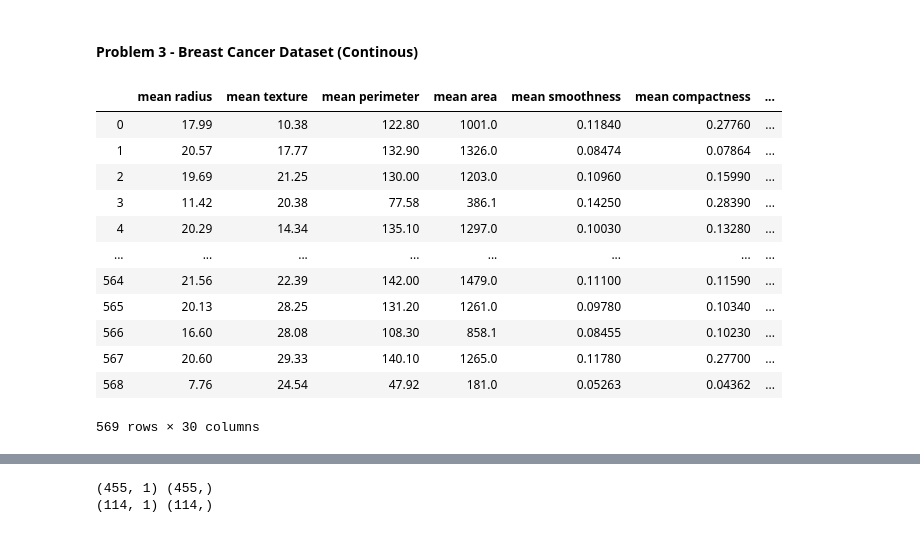
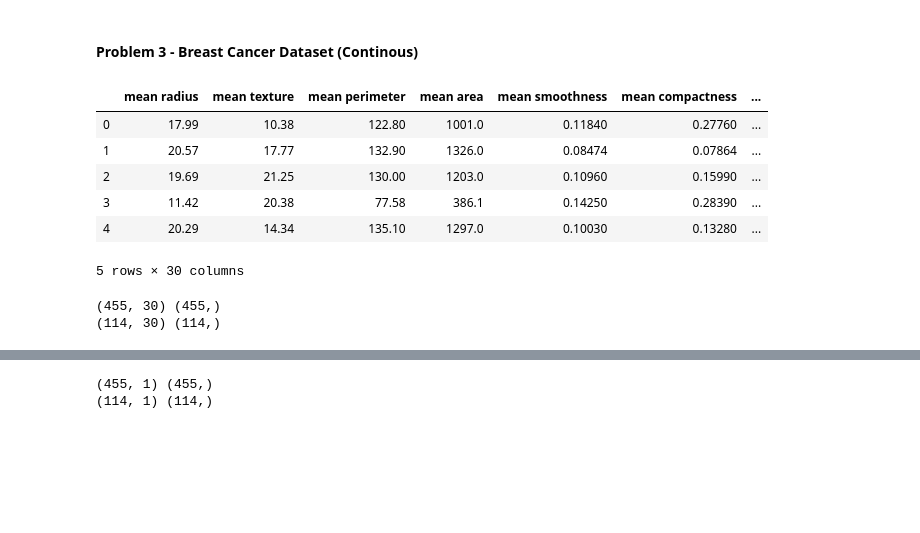
Before and after one commit to dokuritsu/CS422---Data-Mining, a Jupyter notebook: Homework/Homework 2/Homework 2.ipynb, the cells around one changed output, grey strips where cells are left out. Drawn from its saved outputs; the diff is of its cells as text; code cells hidden in the pictures; blank space fills up the shorter version.

```diff
--- a/Homework/Homework 2/Homework 2.ipynb
+++ b/Homework/Homework 2/Homework 2.ipynb
@@ -642,34 +648,40 @@ The feature that was selected for the first split is 'mean texture', which was d
 #### Problem 3 - Breast Cancer Dataset (Continous)
 # %%
 #Set up dataframe
-breastCancer = load_breast_cancer()
-bc_df_two = pd.DataFrame(breastCancer.data, columns=breastCancer.feature_names)
 bc_df_two = pd.read_csv("wdbc.data", names=['ID','Diagnosis', 'mean radius', 'mean texture', 'mean perimeter', 'mean area',
        'mean smoothness', 'mean compactness', 'mean concavity',
        'mean concave points', 'mean symmetry', 'mean fractal dimension',
        'radius error', 'texture error', 'perimeter error', 'area error',
        'smoothness error', 'compactness error', 'concavity error',
        'concave points error', 'symmetry error', 'fractal dimension error',
        'worst radius', 'worst texture', 'worst perimeter', 'worst area',
        'worst smoothness', 'worst compactness', 'worst concavity',
        'worst concave points', 'worst symmetry', 'worst fractal dimension'])
 bc_df_two = bc_df_two.drop(columns=['ID'])
 
 #Store Diagnosis label & drop it for pca
 diagnosis = bc_df_two['Diagnosis']
 bc_df_two = bc_df_two.drop(columns=['Diagnosis'])
-bc_df_two
+bc_df_two.head()
 # %% [output]
 |  | mean radius | mean texture | mean perimeter | mean area | mean smoothness | mean compactness | ... |
 | 0 | 17.99 | 10.38 | 122.80 | 1001.0 | 0.11840 | 0.27760 | ... |
 | 1 | 20.57 | 17.77 | 132.90 | 1326.0 | 0.08474 | 0.07864 | ... |
 | 2 | 19.69 | 21.25 | 130.00 | 1203.0 | 0.10960 | 0.15990 | ... |
 | 3 | 11.42 | 20.38 | 77.58 | 386.1 | 0.14250 | 0.28390 | ... |
 | 4 | 20.29 | 14.34 | 135.10 | 1297.0 | 0.10030 | 0.13280 | ... |
-| ... | ... | ... | ... | ... | ... | ... | ... |
-| 564 | 21.56 | 22.39 | 142.00 | 1479.0 | 0.11100 | 0.11590 | ... |
-| 565 | 20.13 | 28.25 | 131.20 | 1261.0 | 0.09780 | 0.10340 | ... |
-| 566 | 16.60 | 28.08 | 108.30 | 858.1 | 0.08455 | 0.10230 | ... |
-| 567 | 20.60 | 29.33 | 140.10 | 1265.0 | 0.11780 | 0.27700 | ... |
-| 568 | 7.76 | 24.54 | 47.92 | 181.0 | 0.05263 | 0.04362 | ... |
-569 rows × 30 columns
+5 rows × 30 columns
+# %%
+#Create decision tree without conducting pca; Set up data as samples and features
+X = bc_df_two
+y = diagnosis
+
+#Using the train_test_split function to make a split
+X_train, X_test, y_train, y_test = model_selection.train_test_split(X, y, test_size=0.2)
+
+#For self usage
+print(X_train.shape, y_train.shape)
+print(X_test.shape, y_test.shape)
+# %% [output]
+(455, 30) (455,)
+(114, 30) (114,)
```
Also changed, not shown: parts of 18 cells of this notebook.
